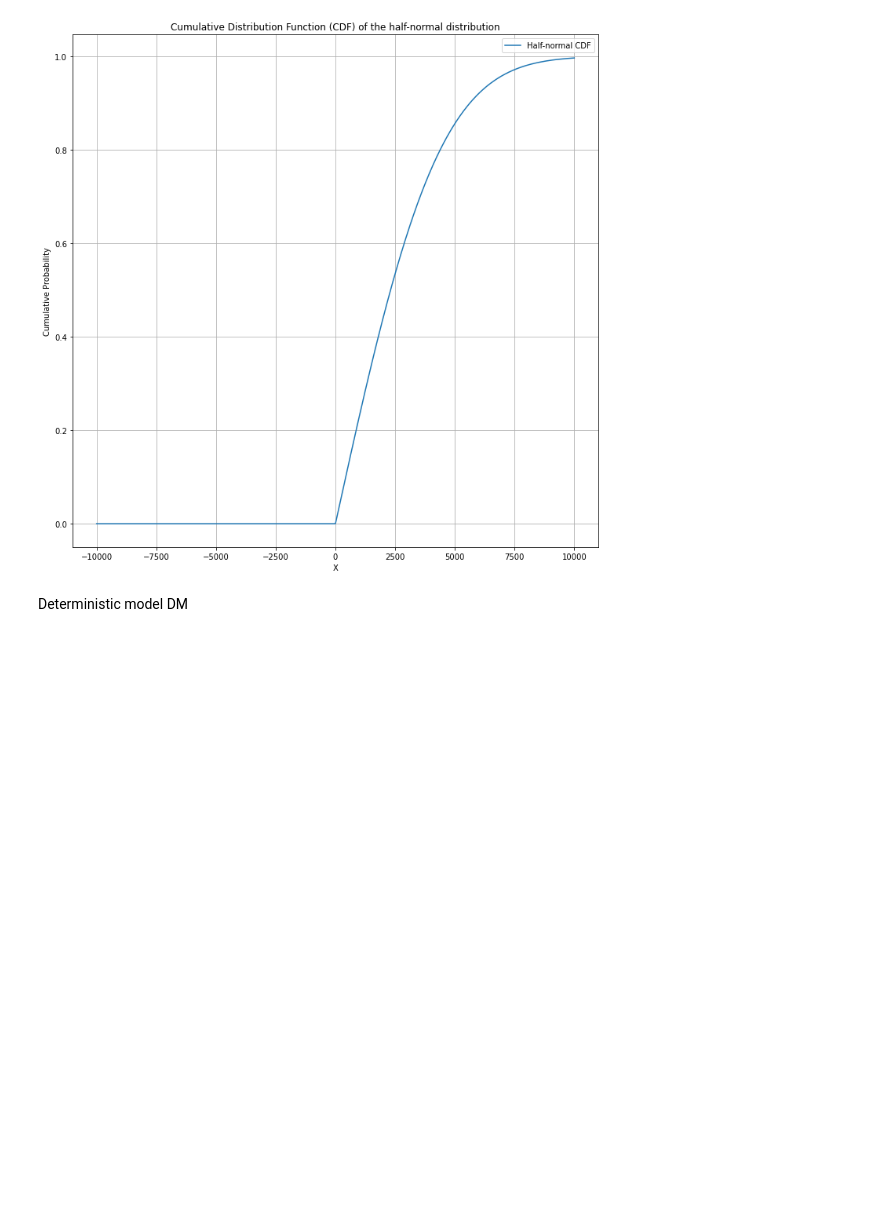
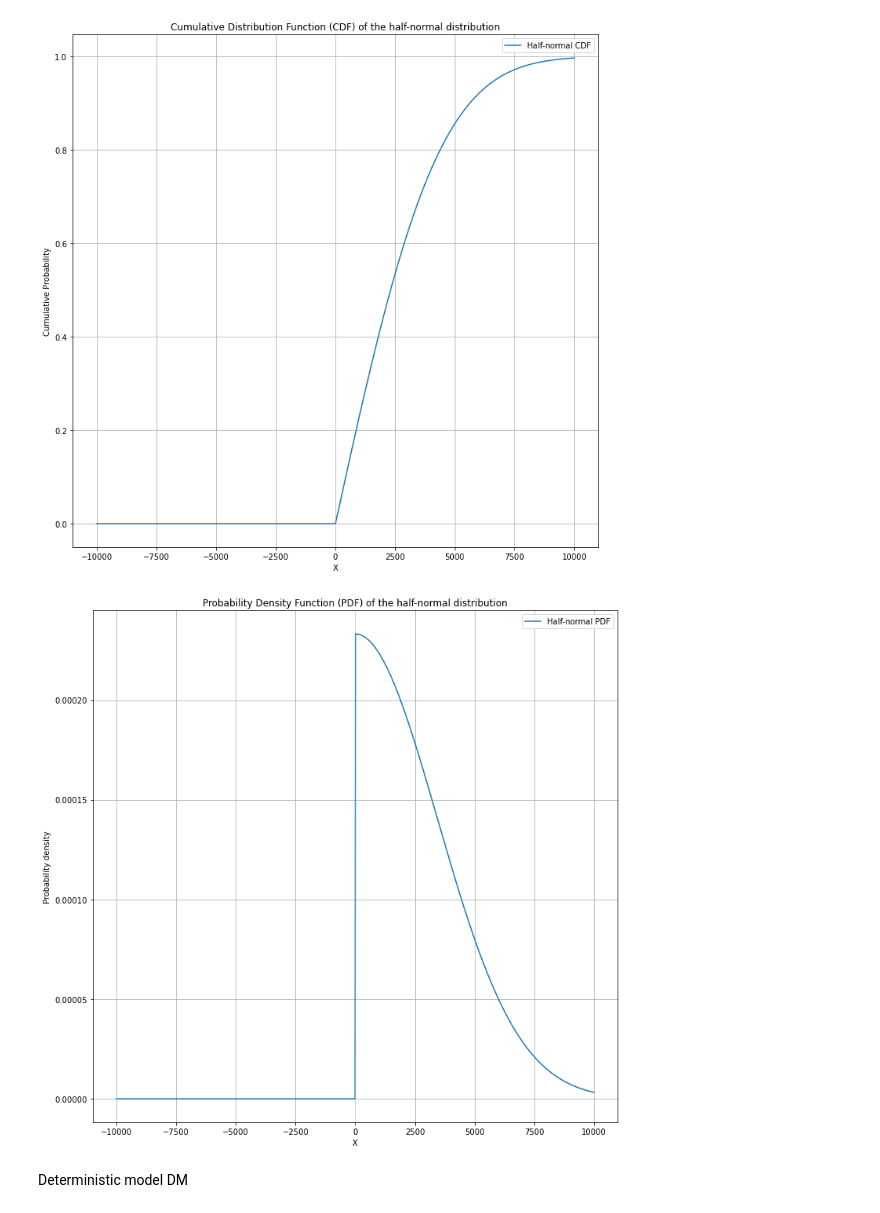
Before and after one commit to petrenaa/Stochastic_Programming_Relaxations, a Jupyter notebook: CODE.ipynb, the cells around one changed output. Drawn from its saved outputs; the diff is of its cells as text; code cells hidden in the pictures; blank space fills up the shorter version.

```diff
--- a/CODE.ipynb
+++ b/CODE.ipynb
@@ -324,6 +222,19 @@ plt.legend()
 plt.show()
 # %% [output]
 [figure]
+# %%
+x = np.linspace(-10000, 10000, 1000)  # Generate 1000 points from 0 to 5
+pdf = theta_ran_i['i0'].pdf(x)
+plt.figure(figsize=(12, 12))
+plt.plot(x, pdf, label='Half-normal PDF')
+plt.title('Probability Density Function (PDF) of the half-normal distribution')
+plt.xlabel('X')
+plt.ylabel('Probability density')
+plt.grid(True)
+plt.legend()
+plt.show()
+# %% [output]
+[figure, added]
 # %% [markdown]
 Deterministic model DM
 # %%
```
Also changed, not shown: parts of 3 cells of this notebook, 1 other file.
